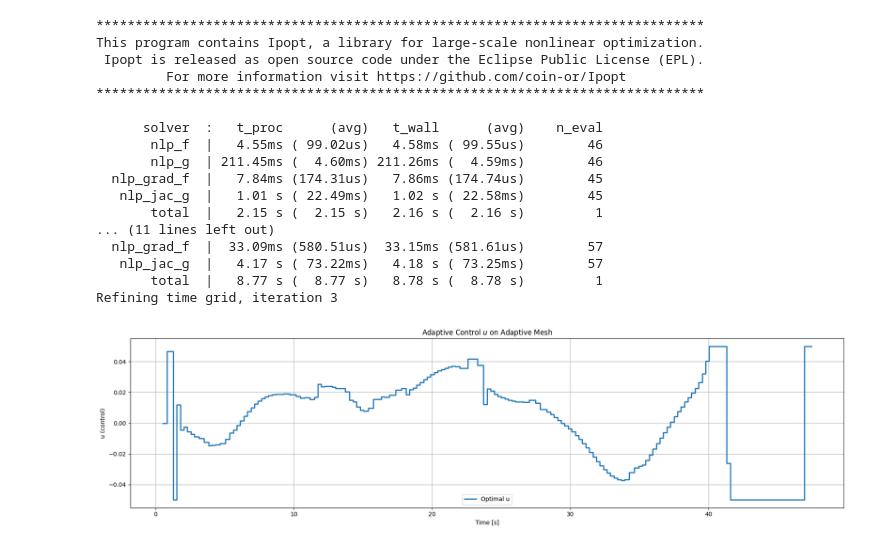
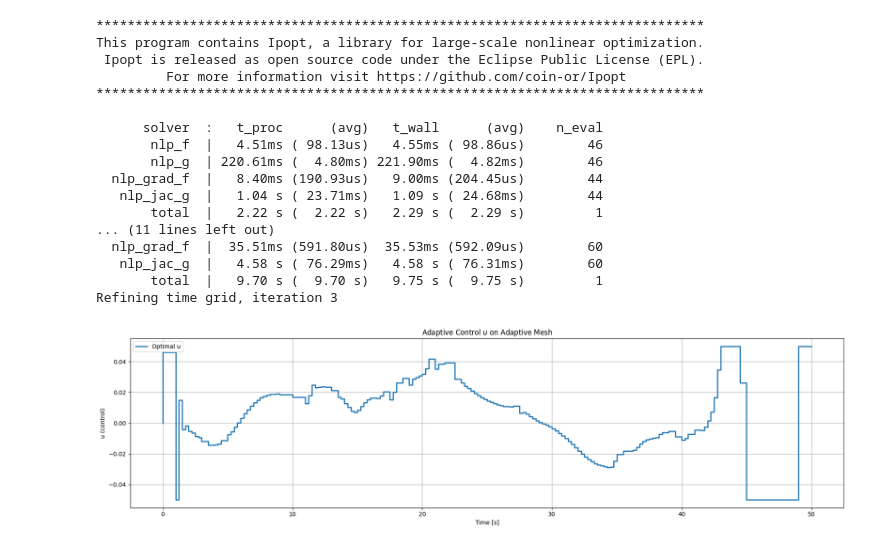
Before and after one commit to dmw1998/Case_Study_Log, a Jupyter notebook: wider_wind_pce_w_step_control.ipynb, the cells around one changed output. Cells and saved outputs as stored; diff of their text form; code cells hidden in the pictures.

```diff
--- a/wider_wind_pce_w_step_control.ipynb
+++ b/wider_wind_pce_w_step_control.ipynb
@@ -351,13 +351,14 @@ def solve_wider_wind_ocp_pce_w_adaptive_mesh(pce_order, k_mean, k_std, s_mean, s
                 t_mid = (time_grid[i-1] + time_grid[i]) / 2
                 refined_time_grid.append(t_mid)
             refined_time_grid.append(time_grid[i])
+        refined_time_grid.append(time_grid[-1])  # Ensure the last time point is included
         return refined, np.unique(refined_time_grid)
 
     # Time and discretization
     tf = 50        # final time [sec]
     N = 50         # number of control intervals
     # dt = tf / N    # time step
-    time_grid = np.linspace(0, tf, N)  # time grid for adaptive mesh
+    time_grid = np.linspace(0, tf, N+1)  # time grid for adaptive mesh
 
     # Aircraft physical constants
     m = 4662                # mass [lb sec^2 / ft]
@@ -493,7 +494,7 @@ def solve_wider_wind_ocp_pce_w_adaptive_mesh(pce_order, k_mean, k_std, s_mean, s
         return xk + dt/6 * (k1 + 2*k2 + 2*k3 + k4)
 
     def solve_ocp(time_grid):
-        N = len(time_grid) - 1
+        N = len(time_grid)
         dt_list = np.diff(time_grid)  # Calculate time steps from the time grid
 
         # Opti instance and scaled variables
@@ -760,33 +761,31 @@ This program contains Ipopt, a library for large-scale nonlinear optimization.
 ******************************************************************************
 
       solver  :   t_proc      (avg)   t_wall      (avg)    n_eval
-       nlp_f  |   4.55ms ( 99.02us)   4.58ms ( 99.55us)        46
-       nlp_g  | 211.45ms (  4.60ms) 211.26ms (  4.59ms)        46
-  nlp_grad_f  |   7.84ms (174.31us)   7.86ms (174.74us)        45
-   nlp_jac_g  |   1.01 s ( 22.49ms)   1.02 s ( 22.58ms)        45
-       total  |   2.15 s (  2.15 s)   2.16 s (  2.16 s)         1
+       nlp_f  |   4.51ms ( 98.13us)   4.55ms ( 98.86us)        46
+       nlp_g  | 220.61ms (  4.80ms) 221.90ms (  4.82ms)        46
+  nlp_grad_f  |   8.40ms (190.93us)   9.00ms (204.45us)        44
+   nlp_jac_g  |   1.04 s ( 23.71ms)   1.09 s ( 24.68ms)        44
+       total  |   2.22 s (  2.22 s)   2.29 s (  2.29 s)         1
 ... (11 lines left out)
-  nlp_grad_f  |  33.09ms (580.51us)  33.15ms (581.61us)        57
-   nlp_jac_g  |   4.17 s ( 73.22ms)   4.18 s ( 73.25ms)        57
-       total  |   8.77 s (  8.77 s)   8.78 s (  8.78 s)         1
+  nlp_grad_f  |  35.51ms (591.80us)  35.53ms (592.09us)        60
+   nlp_jac_g  |   4.58 s ( 76.29ms)   4.58 s ( 76.31ms)        60
+       total  |   9.70 s (  9.70 s)   9.75 s (  9.75 s)         1
 Refining time grid, iteration 3
 # %%
 time_grid = res["time_grid"]
 u = res["u"]  # shape: (N,)
 
-u_time = 0.5 * (time_grid[:-1] + time_grid[1:])
-
 plt.figure(figsize=(18, 5))
-plt.step(u_time, u, where='mid', label='Optimal u', linewidth=2)
+plt.step(time_grid, u, label='Optimal u', linewidth=2)
 plt.xlabel('Time [s]')
 plt.ylabel('u (control)')
 plt.title('Adaptive Control $u$ on Adaptive Mesh')
 plt.grid(True)
 plt.legend()
 plt.tight_layout()
 plt.show()
 # %% [output]
-[figure, old version]
+[figure, new version]
 # %%
 res_no_sc = solve_wider_wind_ocp_pce(tf = 50, N = 100, pce_order=2, k_mean=1.0, k_std=0.08, s_mean=1.0, s_std=0.15)
 # %% [output]
```
Also changed, not shown: parts of 4 cells of this notebook.
